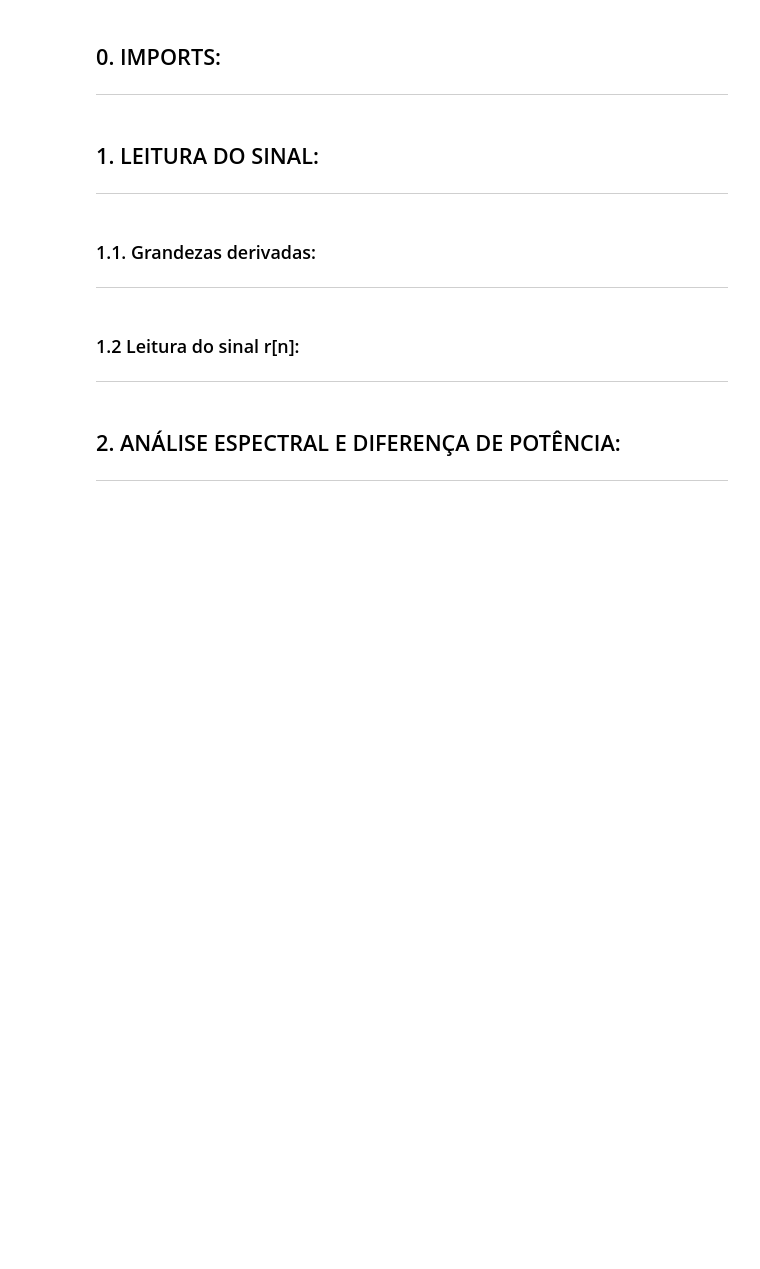
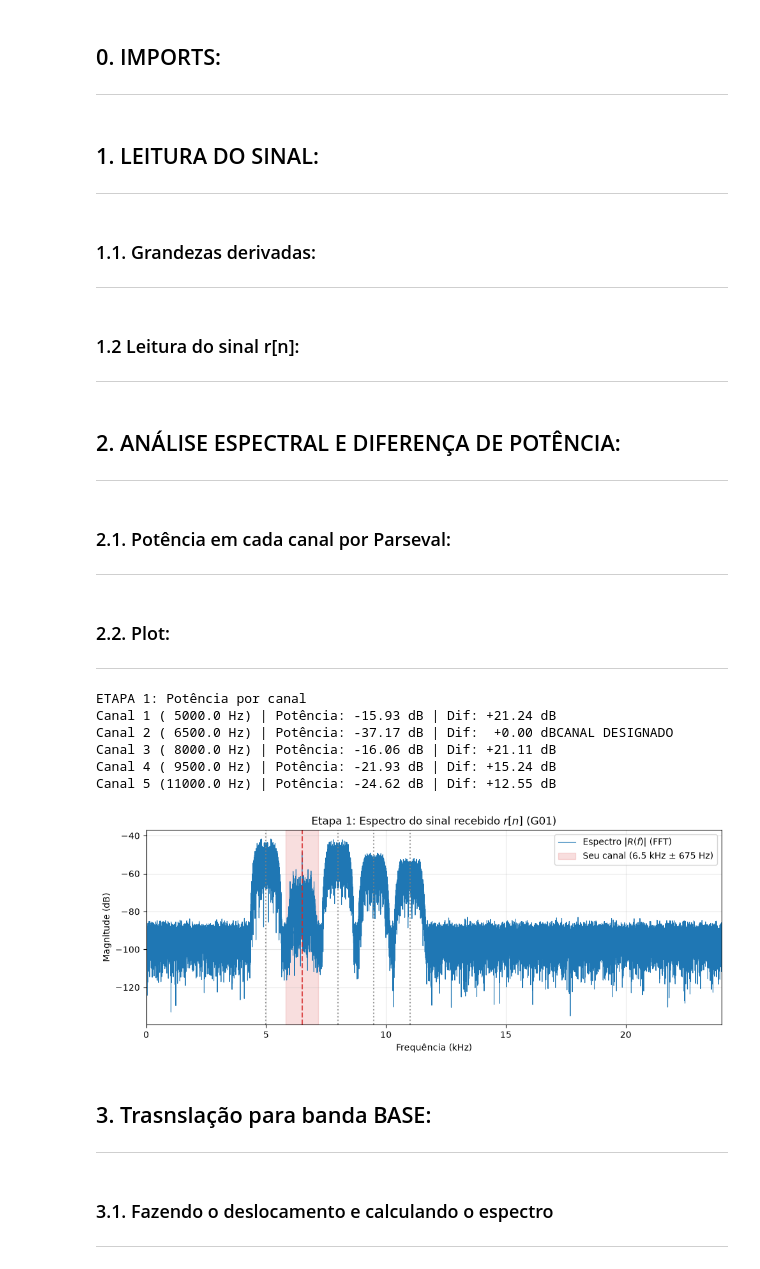
Before and after one commit to Afonso-13-UFC/FinalProject-Signal-and-Systems, a Jupyter notebook: Filtro_lownpass.ipynb, the cells around one changed output. Cells and saved outputs as stored; diff of their text form; code cells hidden in the pictures; blank space fills up the shorter version.

```diff
--- a/Filtro_lownpass.ipynb
+++ b/Filtro_lownpass.ipynb
@@ -55,3 +55,74 @@ def calcular_espectro_fft(x, fs):
     f = np.fft.rfftfreq(N, d= (1.0/fs))
     #Calculando a magnitude da FFT
     mag = np.abs(X)/N
+    #Convertendo a magnitude para escala dB
+    mag_db= 20*np.log10(mag + 1e-15) #o 1e-15 está ai para evitar que no vetor em db tenha -infinito
+
+    return f,mag,mag_db
+
+#realizando o Calculo do espectro do sinal r[x]
+f_r, mag_r, mag_r_db = calcular_espectro_fft(r, fs)
+# %% [markdown]
+### 2.1. Potência em cada canal por Parseval:
+---
+# %%
+#Dicionario para armazenar as potências de cada canal
+potencias_db = {}
+for fk in portadoras:
+    #Cria um vetor booleando, marcando true para as frequências de cada canal
+    mascara_canal = (f_r >= fk - meia_banda) & (f_r <= fk + meia_banda)
+    #calculando pela relação de Parseval
+    pot_linear = 2.0 * np.sum(mag_r[mascara_canal] ** 2)
+    #covertendo de linear par dB
+    potencias_db[fk] = 10.0 * np.log10(pot_linear)
+# %% [markdown]
+### 2.2. Plot:
+---
+# %%
+# Comparação de potência entre os 5 canais e o seu canal (fc = 6500 Hz)
+pot_meu_canal = potencias_db[fc]
+print("ETAPA 1: Potência por canal")
+
+for i, fk in enumerate(portadoras, start=1):
+    diff = potencias_db[fk] - pot_meu_canal
+    tag = "CANAL DESIGNADO" if fk == fc else ""
+    print(f"Canal {i} ({fk:7.1f} Hz) | Potência: {potencias_db[fk]:6.2f} dB | Dif: {diff:+6.2f} dB{tag}")
+
+# Gráfico do espectro recebido r[n]
+plt.figure(figsize=(10, 4))
+plt.plot(f_r / 1000.0, mag_r_db, lw=0.8, label="Espectro $|R(f)|$ (FFT)")
+
+for fk in portadoras:
+    cor = "tab:red" if fk == fc else "gray"
+    estilo = "--" if fk == fc else ":"
+    plt.axvline(fk / 1000.0, color=cor, ls=estilo, alpha=0.8)
+
+plt.axvspan(
+    (fc - meia_banda) / 1000.0,
+    (fc + meia_banda) / 1000.0,
+    color="tab:red",
+    alpha=0.15,
+    label=f"Seu canal ({fc/1000:.1f} kHz $\\pm$ {meia_banda:.0f} Hz)",
+)
+plt.xlabel("Frequência (kHz)")
+plt.ylabel("Magnitude (dB)")
+plt.title("Etapa 1: Espectro do sinal recebido $r[n]$ (G01)")
+plt.xlim(0, fs / 2000.0)
+plt.grid(True, alpha=0.3)
+plt.legend()
+plt.tight_layout()
+plt.show()
+# %% [output]
+ETAPA 1: Potência por canal
+Canal 1 ( 5000.0 Hz) | Potência: -15.93 dB | Dif: +21.24 dB
+Canal 2 ( 6500.0 Hz) | Potência: -37.17 dB | Dif:  +0.00 dBCANAL DESIGNADO
+Canal 3 ( 8000.0 Hz) | Potência: -16.06 dB | Dif: +21.11 dB
+Canal 4 ( 9500.0 Hz) | Potência: -21.93 dB | Dif: +15.24 dB
+Canal 5 (11000.0 Hz) | Potência: -24.62 dB | Dif: +12.55 dB
+[figure, added]
+# %% [markdown]
+## 3. Trasnslação para banda BASE:
+---
+# %% [markdown]
+### 3.1. Fazendo o deslocamento e calculando o espectro
+---
```
Also changed, not shown: parts of 4 cells of this notebook.
